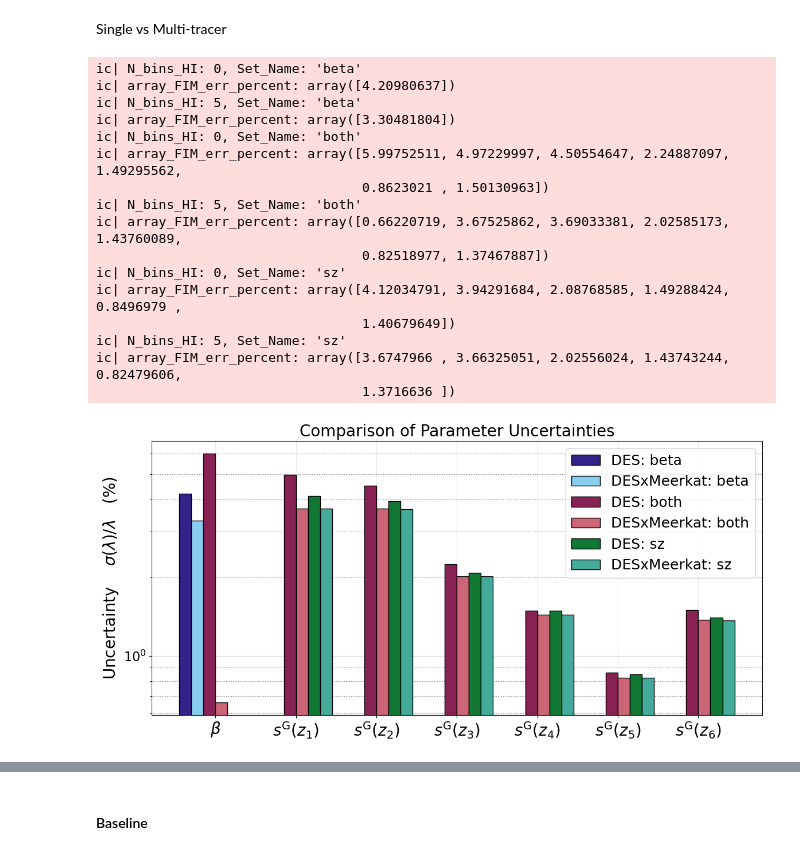
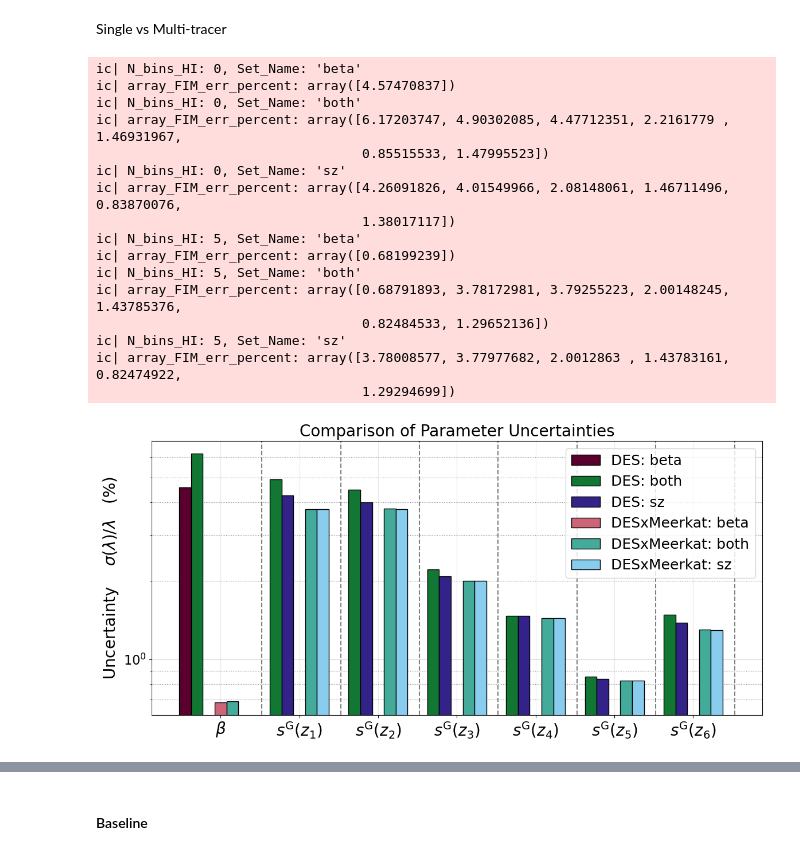
Before and after one commit to GreenTS27/Photo_Surveys-HI_IM-Fisher_Matrix, a Jupyter notebook: Fisher_Matrix_C_ell_vs_w_t.ipynb, the cells around one changed output, grey strips where cells are left out. Drawn from its saved outputs; the diff is of its cells as text; code cells hidden in the pictures.

```diff
--- a/Fisher_Matrix_C_ell_vs_w_t.ipynb
+++ b/Fisher_Matrix_C_ell_vs_w_t.ipynb
@@ -2292,7 +2313,7 @@ ic(len(ells))
 
 
 theta_val = theta_min
-theta_step = 1
+theta_step = 2
 N_thetas = int((theta_max - theta_min)/theta_step) +1
 ic(N_thetas)
 thetas = np.empty( N_thetas )
@@ -2526,7 +2551,8 @@ ic| save_filename: 'LSST_10zbins_SKA_5zbins_both'
 #                                 full_l_min, l_min, full_l_max, l_max, dic_f_sky, dic_Gal_HI_id=dic_Gal_HI_id,
 #                                 ell_step=ell_step, verbose=True)
 # list_CosmP_log = [ "H0", "Ob", "Ocdm", "As"]
-list_CosmP_log = [ "H0", "Ob", "Ocdm", "As" ]
+list_CosmP_log = [ "As" ]
+# list_CosmP_log = [ ]
 
 Fish_Cl_full = Fisher_Matrix_Cl_better(Data_arr_indices_full, dic_Cosm_param, Cov_Matrix_both, dic_derivatives_both,
                                 full_l_min, l_min, full_l_max, l_max, dic_f_sky, dic_Gal_HI_id=dic_Gal_HI_id,
@@ -2626,7 +2673,8 @@ with open(F"{folder_name}FisherM_deriv_full_{save_filename}.pkl", 'rb') as file:
     dic_derivatives_full = pickle.load(file)
 
 
-list_CosmP_log = [ "H0", "Ob", "Ocdm", "As" ]
+# list_CosmP_log = [ "H0", "Ob", "Ocdm", "As" ]
+list_CosmP_log = [ "As" ]
 Fish_w_full = Fisher_Matrix_w(Data_arr_indices_full, ells, thetas, Pol_Legend, dic_Cosm_param, Cov_Matrix_full,
                               dic_derivatives_full, dic_f_sky,
                               dic_Gal_HI_id=dic_Gal_HI_id, list_CosmP_log=list_CosmP_log, verbose=True)
@@ -2660,7 +2708,7 @@ for i,key in enumerate(dic_Cosm_param.keys()):
     else:
         Key_value = dic_Cosm_param[key][1]
 
-    err_percent = np.sqrt(np.diagonal(Inv_FM_Cell)[i]) / np.abs(Key_value) *100
+    err_percent = np.sqrt(np.diagonal(Inv_FM_w)[i]) / np.abs(Key_value) *100
     # err_percent = np.sqrt(np.diagonal(Inv_FM_Cell)[i]) / np.abs(dic_Cosm_param[key][1]) *100
     print(key,   f"{err_percent:.3f}"  )
 # %% [output]
@@ -3333,15 +3388,24 @@ fig, ax = plt.subplots(figsize=(12, 6))
 
 width = 0.15
 # list_colors = [ "firebrick", "lightcoral", "forestgreen", "palegreen", "royalblue", "paleturquoise"]
-list_colors = [
-                "#332288", "#88CCEE",
-                "#882255", "#CC6677",
-                "#117733", "#44AA99",
-                ]
+# list_colors = [
+#                 "#332288", "#88CCEE",
+#                 "#882255", "#CC6677",
+#                 "#117733", "#44AA99",
+#                 ]
+# list_colors = [
+#                 "#332288",
+#                 "#882255",
+#                 "#117733",
+#                 "#88CCEE",
+#                 "#CC6677",
+#                 "#44AA99",
+#                 ]
+list_colors = [Galaxy_Colors[0], Galaxy_Colors[2], Galaxy_Colors[4], Galaxy_Colors[1], Galaxy_Colors[3], Galaxy_Colors[5]]
 counter = 0
 
-for Set_Name in list_set_name:
-    for N_bins_HI in list_bins_HI:
+for N_bins_HI in list_bins_HI:
+    for Set_Name in list_set_name:
         ic(N_bins_HI, Set_Name)
 
         # Load Fisher matrices
@@ -3412,48 +3476,50 @@ for Set_Name in list_set_name:
         counter += 1
 
 
+
 list_parameters = [
                     r"$\beta$",
                     r"$s^\mathrm{G}(z_1)$",
                     r"$s^\mathrm{G}(z_2)$",
                     r"$s^\mathrm{G}(z_3)$",
                     r"$s^\mathrm{G}(z_4)$",
                     r"$s^\mathrm{G}(z_5)$",
                     r"$s^\mathrm{G}(z_6)$",
                     # r"$s^\mathrm{G}(z_7)$",
                     # r"$s^\mathrm{G}(z_8)$",
                     # r"$s^\mathrm{G}(z_9)$",
                     # r"$s^\mathrm{G}(z_{10})$",
                     ]
 ax.set_title('Comparison of Parameter Uncertainties', fontsize=20)
 ax.set_axisbelow(True)
 ax.set_yscale("log")
 Label_loc = np.arange(len(list_parameters))
-ax.set_xticks(Label_loc + 2.5*width, list_parameters, rotation=0)
+ax.set_xticks(Label_loc + 3*width, list_parameters, rotation=0)
 ax.set_xticklabels(list_parameters, fontsize=20)
+ax.vlines(np.arange(len(list_parameters)) +6.5*width, 0, 10**1, color="grey", ls="--")
 ax.set_ylabel(r'Uncertainty $\quad\sigma(\lambda) / \lambda \quad (\%)$', fontsize=20)
 ax.grid(True, alpha=0.3)
 ax.yaxis.grid(color='grey', linestyle='solid', which="major")
 ax.yaxis.grid(color='gray', linestyle="dotted", which="minor")
 ax.legend(fontsize=18)
 
 plt.tight_layout()
 plt.show()
 # %% [output]
 ic| N_bins_HI: 0, Set_Name: 'beta'
-ic| array_FIM_err_percent: array([4.20980637])
+ic| array_FIM_err_percent: array([4.57470837])
+ic| N_bins_HI: 0, Set_Name: 'both'
+ic| array_FIM_err_percent: array([6.17203747, 4.90302085, 4.47712351, 2.2161779 , 1.46931967,
+                                  0.85515533, 1.47995523])
+ic| N_bins_HI: 0, Set_Name: 'sz'
+ic| array_FIM_err_percent: array([4.26091826, 4.01549966, 2.08148061, 1.46711496, 0.83870076,
+                                  1.38017117])
 ic| N_bins_HI: 5, Set_Name: 'beta'
-ic| array_FIM_err_percent: array([3.30481804])
-ic| N_bins_HI: 0, Set_Name: 'both'
-ic| array_FIM_err_percent: array([5.99752511, 4.97229997, 4.50554647, 2.24887097, 1.49295562,
-                                  0.8623021 , 1.50130963])
+ic| array_FIM_err_percent: array([0.68199239])
 ic| N_bins_HI: 5, Set_Name: 'both'
-ic| array_FIM_err_percent: array([0.66220719, 3.67525862, 3.69033381, 2.02585173, 1.43760089,
-                                  0.82518977, 1.37467887])
-ic| N_bins_HI: 0, Set_Name: 'sz'
-ic| array_FIM_err_percent: array([4.12034791, 3.94291684, 2.08768585, 1.49288424, 0.8496979 ,
-                                  1.40679649])
+ic| array_FIM_err_percent: array([0.68791893, 3.78172981, 3.79255223, 2.00148245, 1.43785376,
+                                  0.82484533, 1.29652136])
 ic| N_bins_HI: 5, Set_Name: 'sz'
-ic| array_FIM_err_percent: array([3.6747966 , 3.66325051, 2.02556024, 1.43743244, 0.82479606,
-                                  1.3716636 ])
+ic| array_FIM_err_percent: array([3.78008577, 3.77977682, 2.0012863 , 1.43783161, 0.82474922,
+                                  1.29294699])
-[figure, old version]
+[figure, new version]
```
Also changed, not shown: parts of 27 cells of this notebook.
